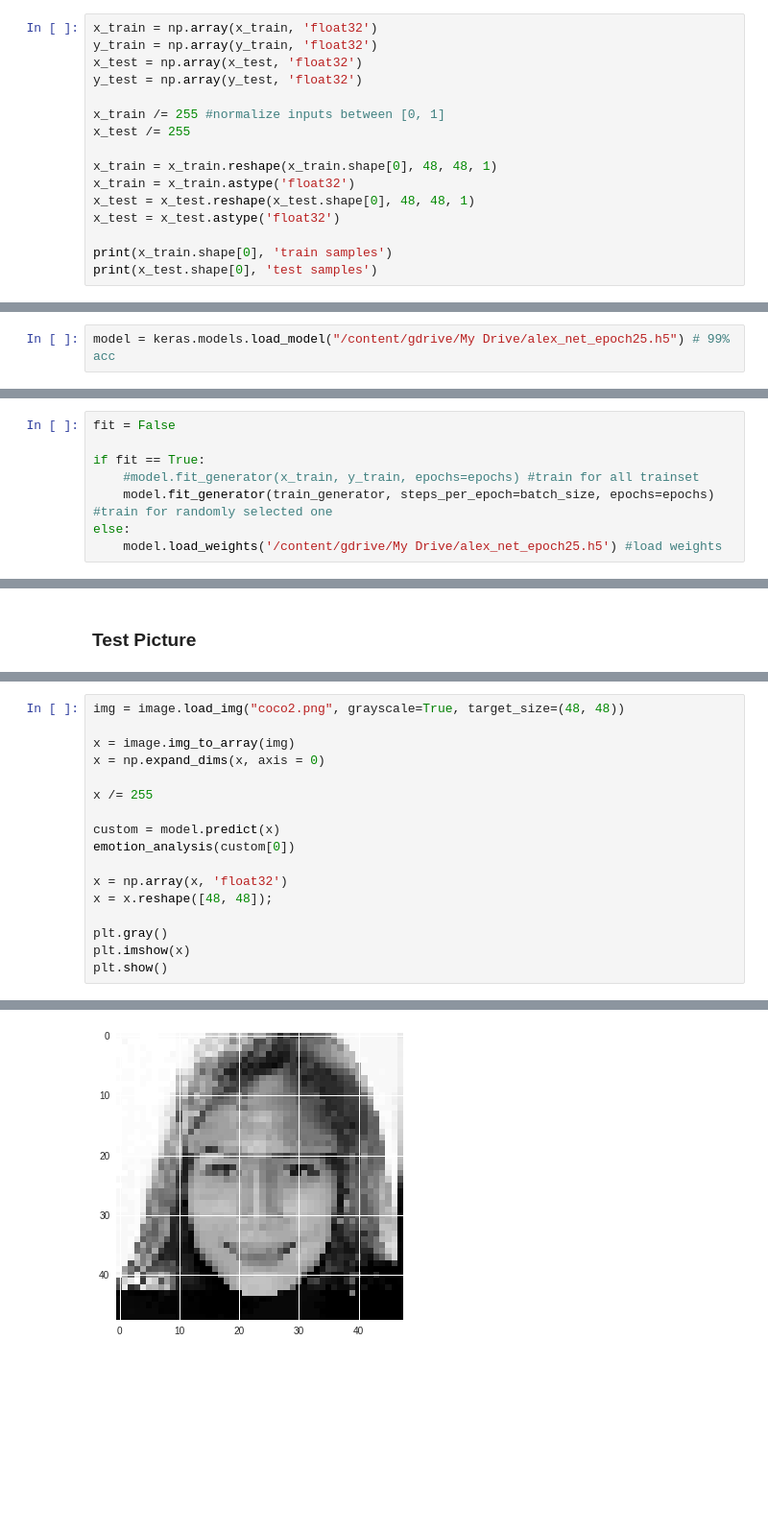
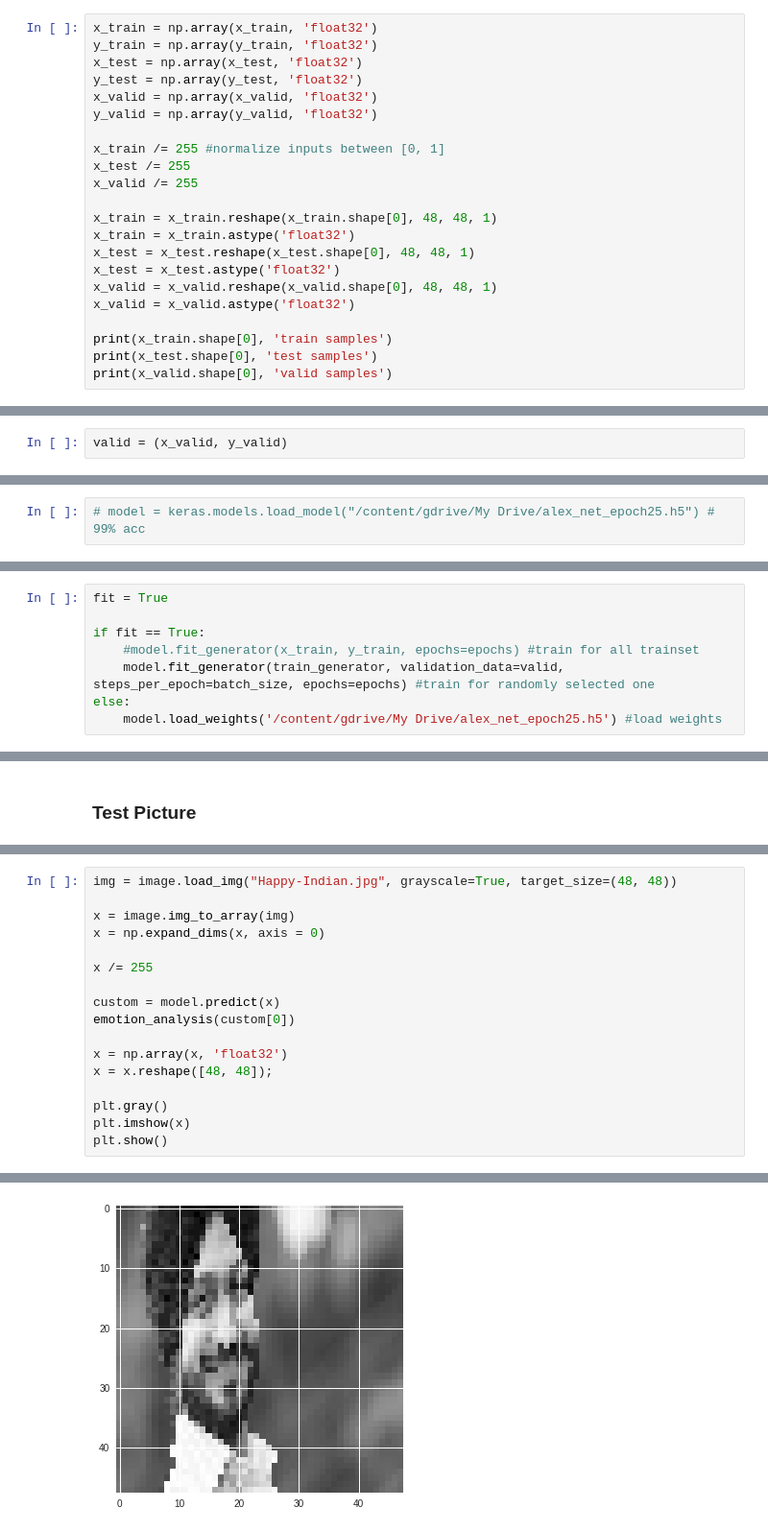
Before and after one commit to liyujiel/Real_Time_Face_Emotion_Detection, a Jupyter notebook: 419Project.ipynb, the cells around one changed output, grey strips where cells are left out. Shown at 96% size. Cells and saved outputs as stored; diff of their text form; blank space fills up the shorter version.

```diff
--- a/419Project.ipynb
+++ b/419Project.ipynb
@@ -90,17 +93,23 @@ x_train = np.array(x_train, 'float32')
 y_train = np.array(y_train, 'float32')
 x_test = np.array(x_test, 'float32')
 y_test = np.array(y_test, 'float32')
+x_valid = np.array(x_valid, 'float32')
+y_valid = np.array(y_valid, 'float32')
 
 x_train /= 255 #normalize inputs between [0, 1]
 x_test /= 255
+x_valid /= 255
 
 x_train = x_train.reshape(x_train.shape[0], 48, 48, 1)
 x_train = x_train.astype('float32')
 x_test = x_test.reshape(x_test.shape[0], 48, 48, 1)
 x_test = x_test.astype('float32')
+x_valid = x_valid.reshape(x_valid.shape[0], 48, 48, 1)
+x_valid = x_valid.astype('float32')
 
 print(x_train.shape[0], 'train samples')
 print(x_test.shape[0], 'test samples')
+print(x_valid.shape[0], 'valid samples')
 # %% [output]
 28709 train samples
 3589 test samples
@@ -107,3 +117,5 @@ print(x_test.shape[0], 'test samples')
+# %%
+valid = (x_valid, y_valid)
 # %% [markdown]
 ### Baseline Net
 # %%
@@ -318,7 +330,7 @@ model.compile(loss='categorical_crossentropy'
     , metrics=['accuracy']
 )
 # %%
-model = keras.models.load_model("/content/gdrive/My Drive/alex_net_epoch25.h5") # 99% acc
+# model = keras.models.load_model("/content/gdrive/My Drive/alex_net_epoch25.h5") # 99% acc
 # %% [markdown]
 ### TPU model
 # %%
@@ -331,10 +343,10 @@ model = keras.models.load_model("/content/gdrive/My Drive/alex_net_epoch25.h5")
 # %% [markdown]
 ### Train model
 # %%
-fit = False
+fit = True
 
 if fit == True:
 	#model.fit_generator(x_train, y_train, epochs=epochs) #train for all trainset
-	model.fit_generator(train_generator, steps_per_epoch=batch_size, epochs=epochs) #train for randomly selected one
+	model.fit_generator(train_generator, validation_data=valid, steps_per_epoch=batch_size, epochs=epochs) #train for randomly selected one
 else:
 	model.load_weights('/content/gdrive/My Drive/alex_net_epoch25.h5') #load weights
@@ -431,5 +440,5 @@ Happy-Indian.jpg    100%[===================>]  68.12K  --.-KB/s    in 0.008s
 # %%
-img = image.load_img("coco2.png", grayscale=True, target_size=(48, 48))
+img = image.load_img("Happy-Indian.jpg", grayscale=True, target_size=(48, 48))
 
 x = image.img_to_array(img)
 x = np.expand_dims(x, axis = 0)
@@ -450 +459 @@ plt.show()
-[figure, old version]
+[figure, new version]
```
Also changed, not shown: parts of 15 cells of this notebook.
